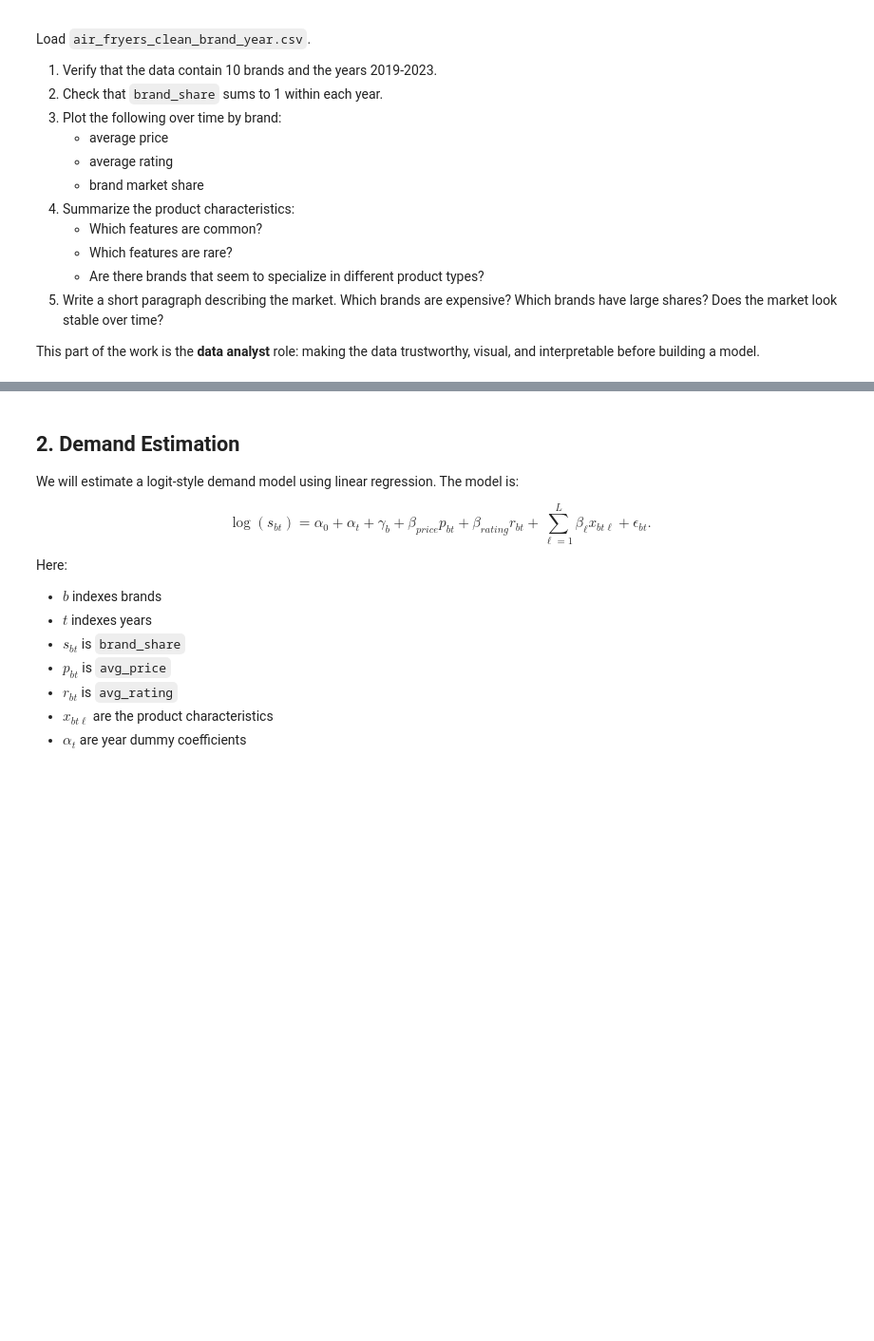
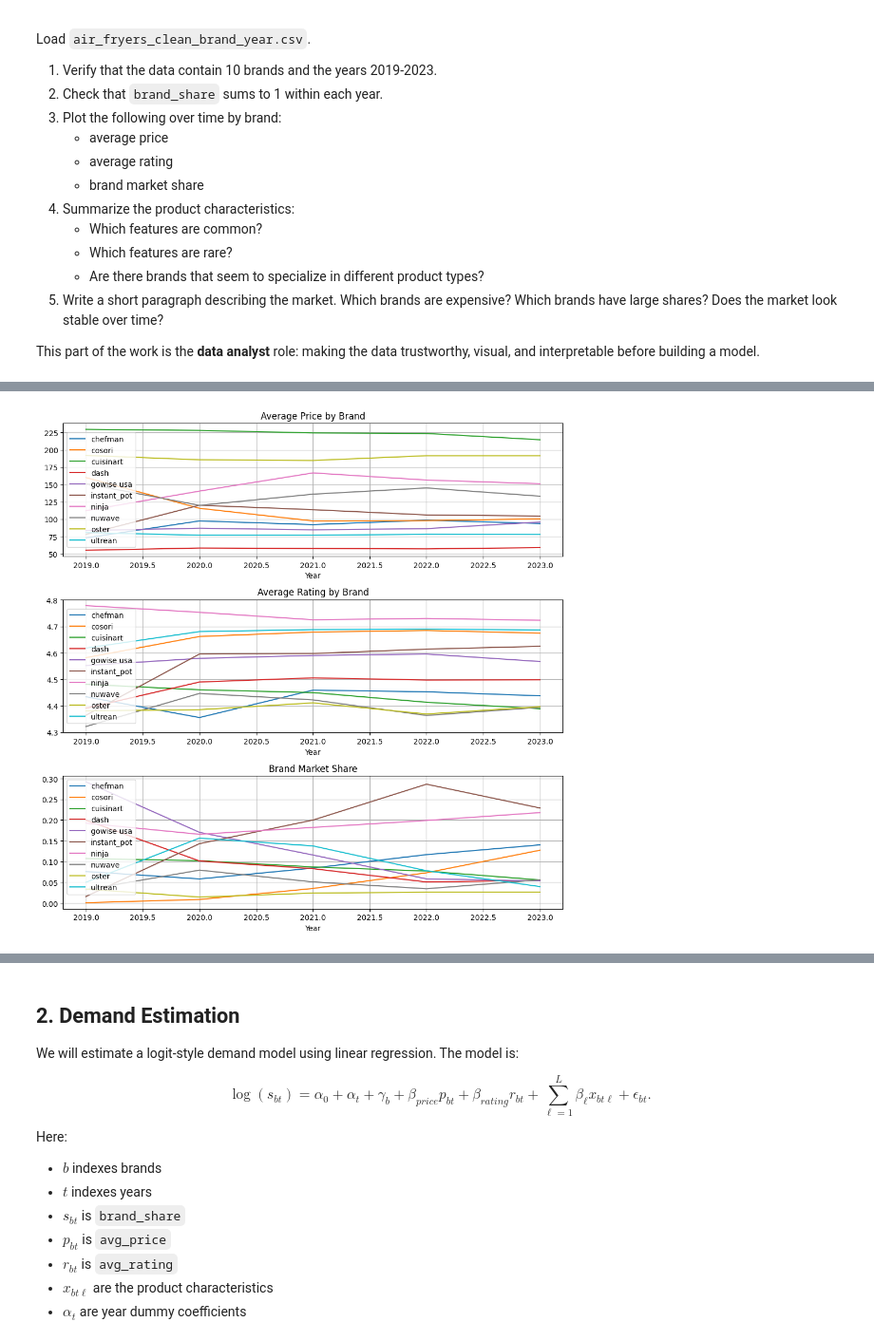
Before and after one commit to lainegoldmacher1/air_fryers, a Jupyter notebook: demand_estimation_lab.ipynb, the cells around one changed output, grey strips where cells are left out. Shown at 95% size. Saved outputs shown, nothing was run; the diff lists cells and outputs as text; code cells hidden in the pictures; blank space fills up the shorter version.

```diff
--- a/demand_estimation_lab.ipynb
+++ b/demand_estimation_lab.ipynb
@@ -62,0 +69,6 @@ This part of the work is the **data analyst** role: making the data trustworthy,
+# %%
+#1. Verify that the data contain 10 brands and the years 2019-2023.
+df = pd.read_csv('air_fryers_clean_brand_year.csv')
+print(f"Number of brands: {len(df['brand'].unique())}")
+print(f"Brands: {df['brand'].unique().tolist()}")
+print(f"Years: {df['year'].unique().tolist()}")
@@ -62,0 +90,23 @@ This part of the work is the **data analyst** role: making the data trustworthy,
+# %%
+#3. Plot the following over time by brand: average price, average rating, brand market share
+fig, axes = plt.subplots(3, 1, figsize=(10, 10))
+
+for brand in df['brand'].unique():
+    brand_data = df[df['brand'] == brand]
+    axes[0].plot(brand_data['year'], brand_data['avg_price'], label=brand)
+    axes[1].plot(brand_data['year'], brand_data['avg_rating'], label=brand)
+    axes[2].plot(brand_data['year'], brand_data['brand_share'], label=brand)
+
+axes[0].set_title('Average Price by Brand')
+axes[1].set_title('Average Rating by Brand')
+axes[2].set_title('Brand Market Share')
+
+for ax in axes:
+    ax.set_xlabel('Year')
+    ax.legend()
+    ax.grid(True)
+
+plt.tight_layout()
+plt.show()
+# %% [output]
+[figure, added]
```
Also changed, not shown: parts of 7 cells of this notebook.
